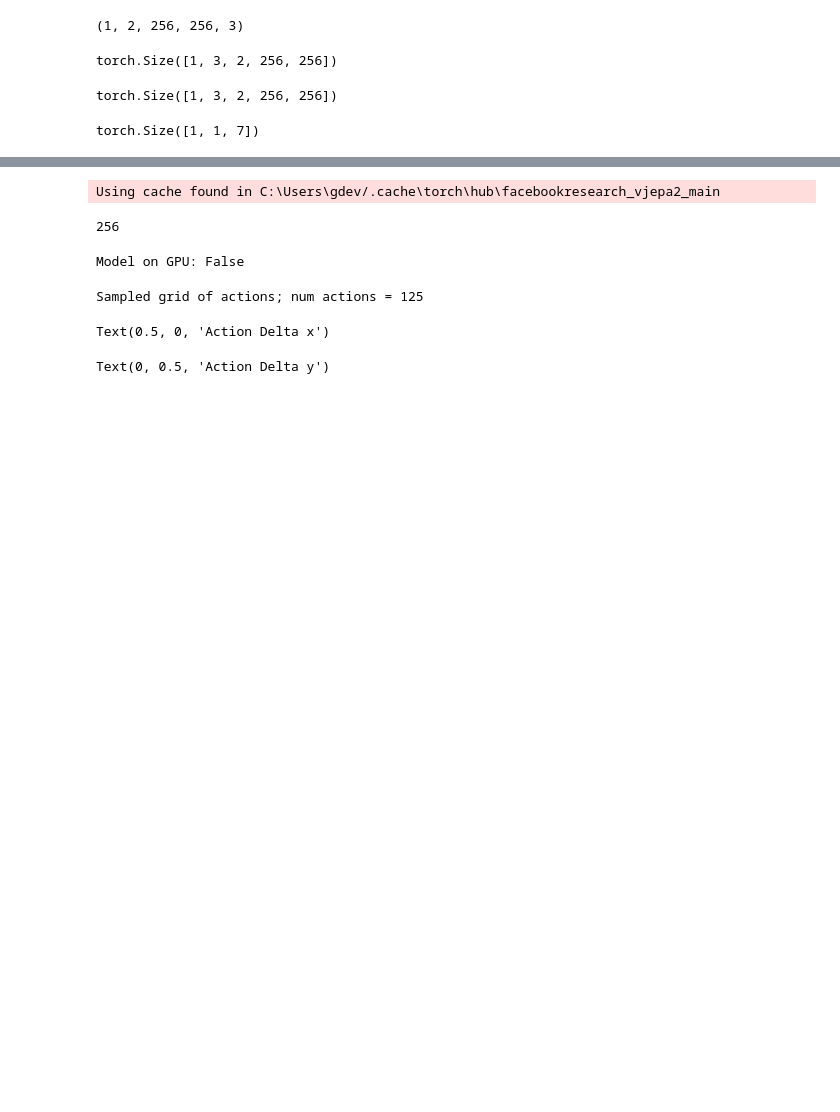
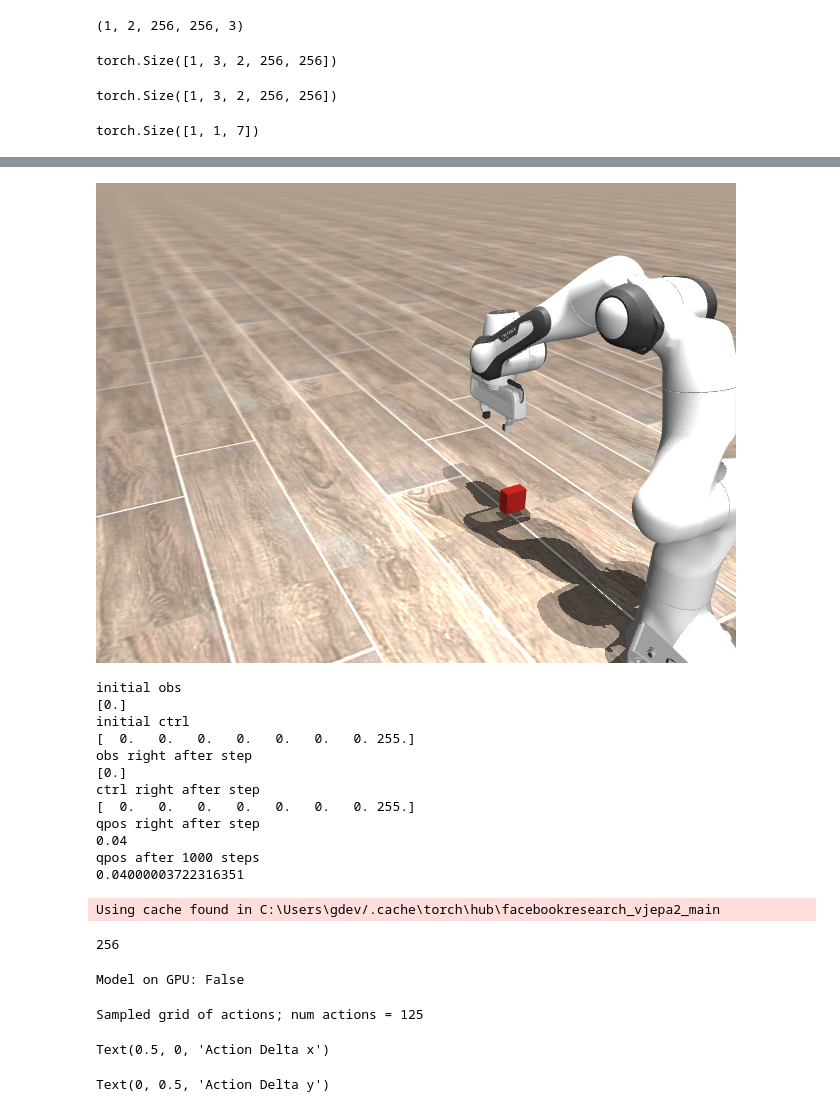
Before and after one commit to ProxyCausal/custom_gym_env, a Jupyter notebook: vjepa_AC.ipynb, the cells around one changed output, grey strips where cells are left out. Drawn from its saved outputs; the diff is of its cells as text; code cells hidden in the pictures; blank space fills up the shorter version.

```diff
--- a/vjepa_AC.ipynb
+++ b/vjepa_AC.ipynb
@@ -94,3 +103,48 @@ array([ 4.99251568e-01, -7.47581100e-03,  1.22651292e-01, -1.79358717e+02,
+# %%
+import mujoco
+
+env = PickPlacePandaEnvController(
+        "C:\\Users\\gdev\\Documents\\CS\\DL\\projects\\Robotics\\custom_gym_env\\robots/franka_emika_panda/pick_place_custom.xml",
+        render_mode="rgb_array", camera_name='fixed_cam', width=640, height=480, initial_pose='near_box')
+
+obs, info = env.reset()
+
+Image.fromarray(env.render())
+
+#start open
+print("initial obs")
+print(obs[-1])
+print("initial ctrl")
+print(env.data.ctrl)
+
+#obs, reward, terminated, truncated, info = env.step(np.array([0,0,0,0,0,0,1])) #close
+print("obs right after step")
+print(obs[-1])
+print("ctrl right after step")
+print(env.data.ctrl)
+print("qpos right after step")
+print(env.data.qpos[7])
+
+for t in range(0, 1000):
+    mujoco.mj_step(env.model, env.data)
+    #obs, reward, terminated, truncated, info = env.step(np.array([0,0,0,0,0,0,-1]))
+
+print("qpos after 1000 steps")
+print(env.data.qpos[7])
+# %% [output]
+[figure, added]
+initial obs
+[0.]
+initial ctrl
+[  0.   0.   0.   0.   0.   0.   0. 255.]
+obs right after step
+[0.]
+ctrl right after step
+[  0.   0.   0.   0.   0.   0.   0. 255.]
+qpos right after step
+0.04
+qpos after 1000 steps
+0.04000003722316351
 # %%
 encoder, predictor = torch.hub.load("facebookresearch/vjepa2", "vjepa2_ac_vit_giant", pretrain=False)
 
```
Also changed, not shown: parts of 6 cells of this notebook, 3 other files.
